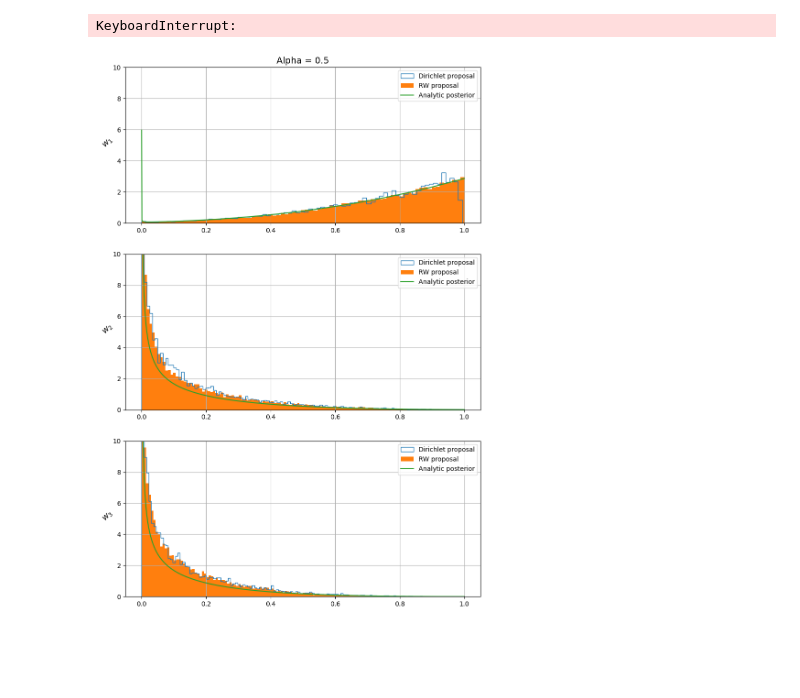
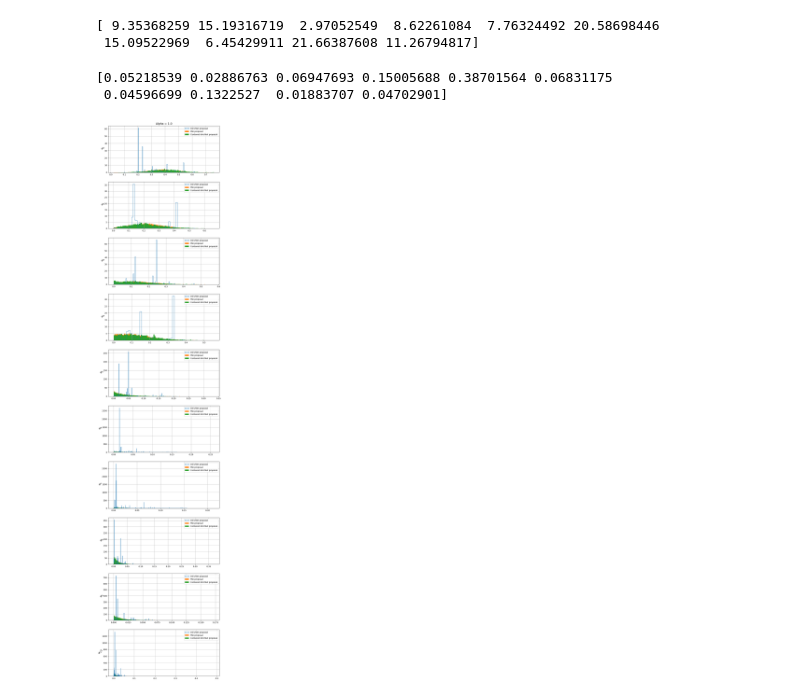
Before and after one commit to marcgrillo/dirichlet, a Jupyter notebook: notebook3.ipynb, the cells around one changed output. Saved outputs shown, nothing was run; the diff lists cells and outputs as text; code cells hidden in the pictures; blank space fills up the shorter version.

```diff
--- a/notebook3.ipynb
+++ b/notebook3.ipynb
@@ -128,48 +148,41 @@ print(xt)
 # %%
-a = 0.5
+a = 1
 alpha = np.ones(n_pars)*a
-alpha_prop = np.ones(n_pars)
+alpha_prop = np.ones(n_pars)*a
 
 n = int(1e5)
+each = int(1e5)
 
 samples = sampling(n, xt, alpha, alpha_prop)
-eps = 1
-each = int(1e4)
-#samples2 = sampling2(n, xt, alpha, eps, each)
-# %% [output]
-KeyboardInterrupt:
-# %%
-anal_x = []
-anal = []
-for i in range(n_pars):
-    x,y = an_post(i, 100, xt, alpha)
-    anal_x.append(x)
-    anal.append(y)
+# %%
+eps2 = 0.5
+samples2 = sampling2(n, xt, alpha, eps2, each)
+# %% [output]
+[ 9.35368259 15.19316719  2.97052549  8.62261084  7.76324492 20.58698446
+ 15.09522969  6.45429911 21.66387608 11.26794817]
+# %%
+eps3 = 100
+samples3 = sampling3(n, xt, alpha, eps3, each)
+# %% [output]
+[0.05218539 0.02886763 0.06947693 0.15005688 0.38701564 0.06831175
+ 0.04596699 0.1322527  0.01883707 0.04702901]
 # %%
-fig, axs = plt.subplots( n_pars, figsize = [10,15] )
+fig, axs = plt.subplots( n_pars, figsize = [10,5*n_pars] )
 w = samples
 w2 = samples2
+w3 = samples3
 x = np.arange(0, len(w[0]))
 for i in range(n_pars):
     axs[i].hist(np.transpose(w)[i], bins = 'auto', histtype='step', density = True, label = 'Dirichlet proposal')
     axs[i].hist(np.transpose(w2)[i], bins = 'auto', density = True, label = 'RW proposal')
+    axs[i].hist(np.transpose(w3)[i], bins = 'auto', density = True, label = 'Centered dirichlet proposal')
     axs[i].set_ylabel(f'$w_{i+1}$', rotation = 45, size = '13')
-    #axs[i].plot(anal_x[i], anal[i], label = 'Numerical posterior')
-    if i == 0 :
-        xx = np.linspace(1e-6,1,1000)
-        axs[i].plot(xx, w1_post(xx, alpha, xt), label = 'Analytic posterior')
-    if i == 1 :
-        xx = np.linspace(1e-6,1,1000)
-        axs[i].plot(xx, w2_post(xx, alpha, xt), label = 'Analytic posterior')
-    if i == 2 :
-        xx = np.linspace(1e-6,1,1000)
-        axs[i].plot(xx, w3_post(xx, alpha, xt), label = 'Analytic posterior')
     axs[i].grid()
     axs[i].legend()
-    axs[i].set_ylim([0,10])
+    #axs[i].set_ylim([0,100])
 axs[0].set_title(f'Alpha = {alpha[0]}', size = 14)
-plt.savefig('Alpha'+str(alpha[0])+'_second.png')
+#plt.savefig('Alpha'+str(alpha[0])+'_second.png')
 plt.show()
 plt.close()
 # %% [output]
-[figure, old version]
+[figure, new version]
```
Also changed, not shown: parts of 6 cells of this notebook, 45 other files.
